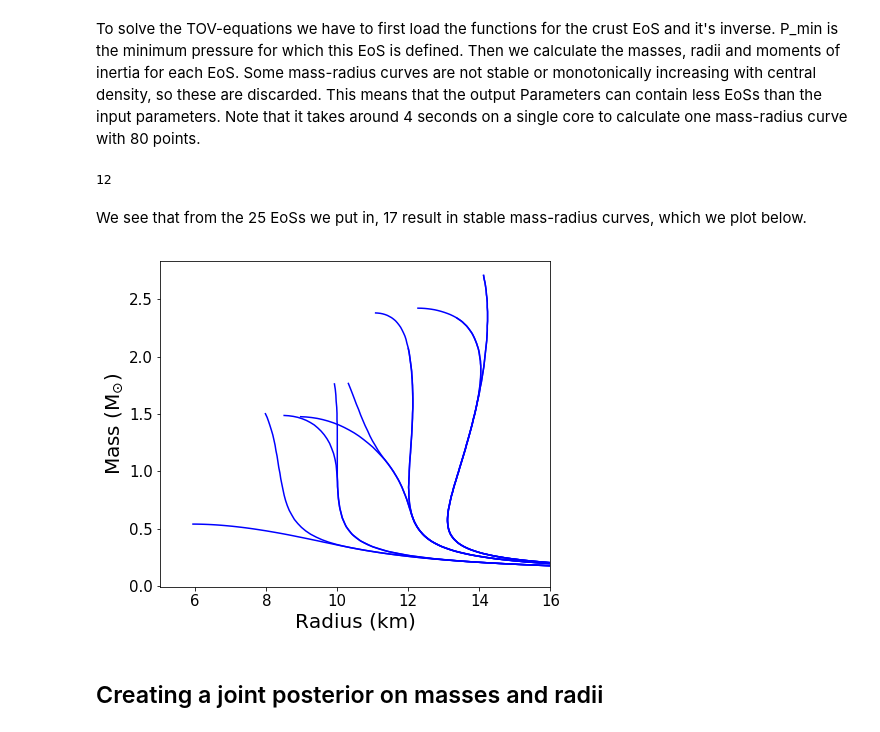
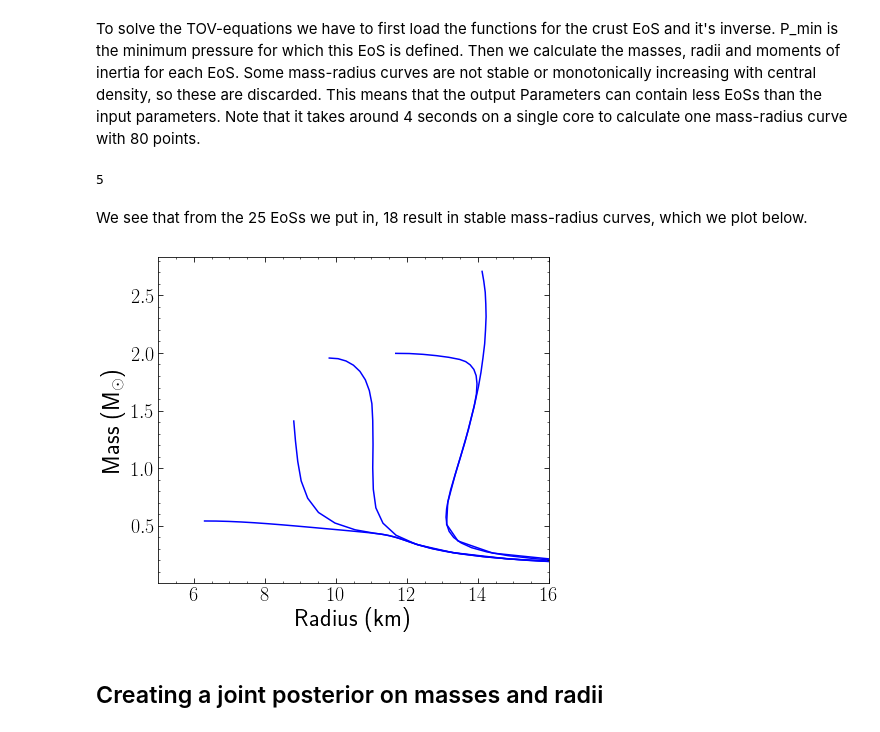
Before and after one commit to geert-raaijmakers/MORSE, a Jupyter notebook: Example.ipynb, the cells around one changed output. Saved outputs shown, nothing was run; the diff lists cells and outputs as text; code cells hidden in the pictures.

```diff
--- a/Example.ipynb
+++ b/Example.ipynb
@@ -21,6 +25,6 @@ First we create the input parameters, for each EoS we have three parameters sett
 densities, with a piecewise polytrope in between. Here we choose the mininum and maximum polytropic index
 that is allowed to be 0.5 and 5.5 respectively and the number of points for each parameter to be 4.
 # %%
-ParametersInput = generate_params(4, 1., 5.)
+ParametersInput = generate_params(3, 0.5, 5.5)
 len(ParametersInput)
 # %% [output]
@@ -41,29 +44,18 @@ are not stable or monotonically increasing with central density, so these are di
 input parameters. Note that it takes around 4 seconds on a single core to calculate one mass-radius curve with 80 points.
 # %%
 eos_crust, inveos_crust, P_min = crust_EOS()
-MRIcurves, Parameters = calculate_MR_all(ParametersInput, eos_crust, inveos_crust, P_min=P_min, n=80,
+MRIcurves, Parameters = calculate_MR_all(ParametersInput, eos_crust, inveos_crust, P_min=P_min, n=30,
                                         logrhomax=numpy.log10(max_rho))
 # %%
 len(MRIcurves)
 # %% [output]
-12
+5
 # %% [markdown]
-We see that from the 25 EoSs we put in, 17 result in stable mass-radius curves, which we plot below.
+We see that from the 25 EoSs we put in, 18 result in stable mass-radius curves, which we plot below.
-# %%
-fig, ax = pyplot.subplots(1,1, figsize=(7,6))
-for i in range(len(MRIcurves)):
-    M, R, I, rhoc = MRIcurves[i]
-    ax.plot(R, M, c='blue', zorder=0)
-    if i==2121:
-        ax.plot(R, M, c='red', zorder=1, lw=2)
-ax.set_xlim(5, 16)
-ax.set_xlabel('Radius (km)', fontsize=20)
-ax.set_ylabel(r'Mass (M$_{\odot}$)', fontsize=20)
-ax.xaxis.set_tick_params(labelsize=15)
-ax.yaxis.set_tick_params(labelsize=15)
-pyplot.show()
-# %% [output]
-[figure, removed]
+# %%
+Plot_MRcurves(MRIcurves, num=len(MRIcurves))
+# %% [output]
+[figure, added]
 # %% [markdown]
 ## Creating a joint posterior on masses and radii
 # %% [markdown]
```
Also changed, not shown: parts of 9 cells of this notebook.
